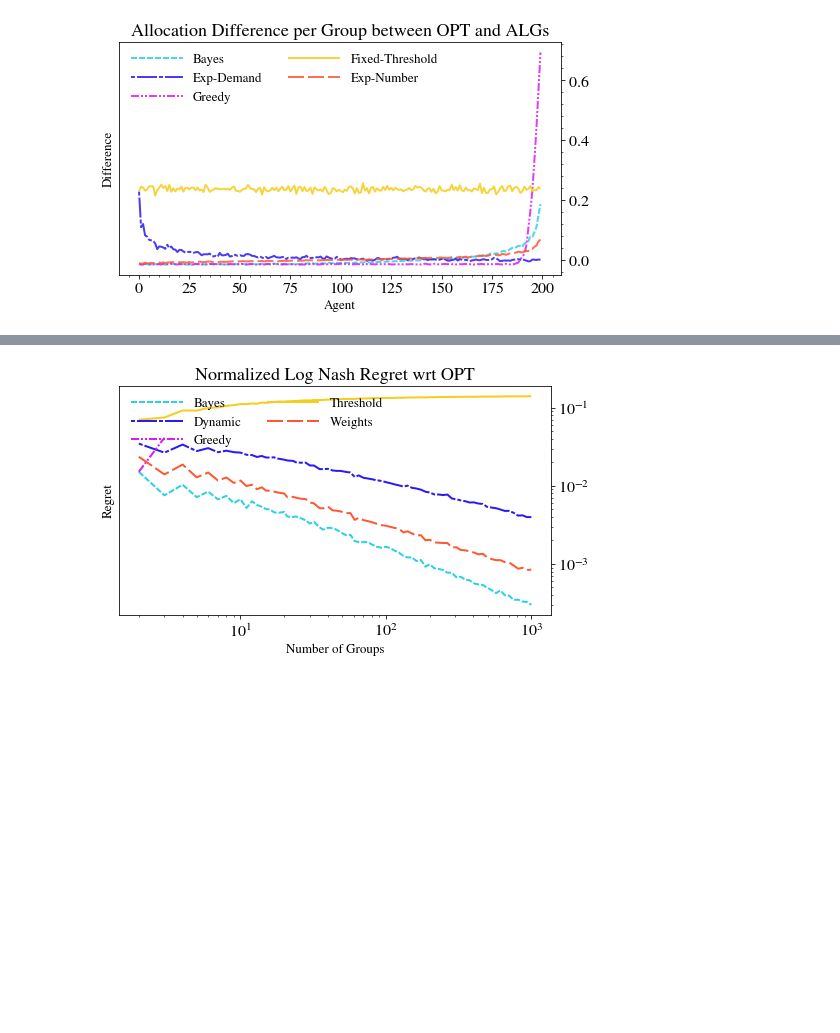
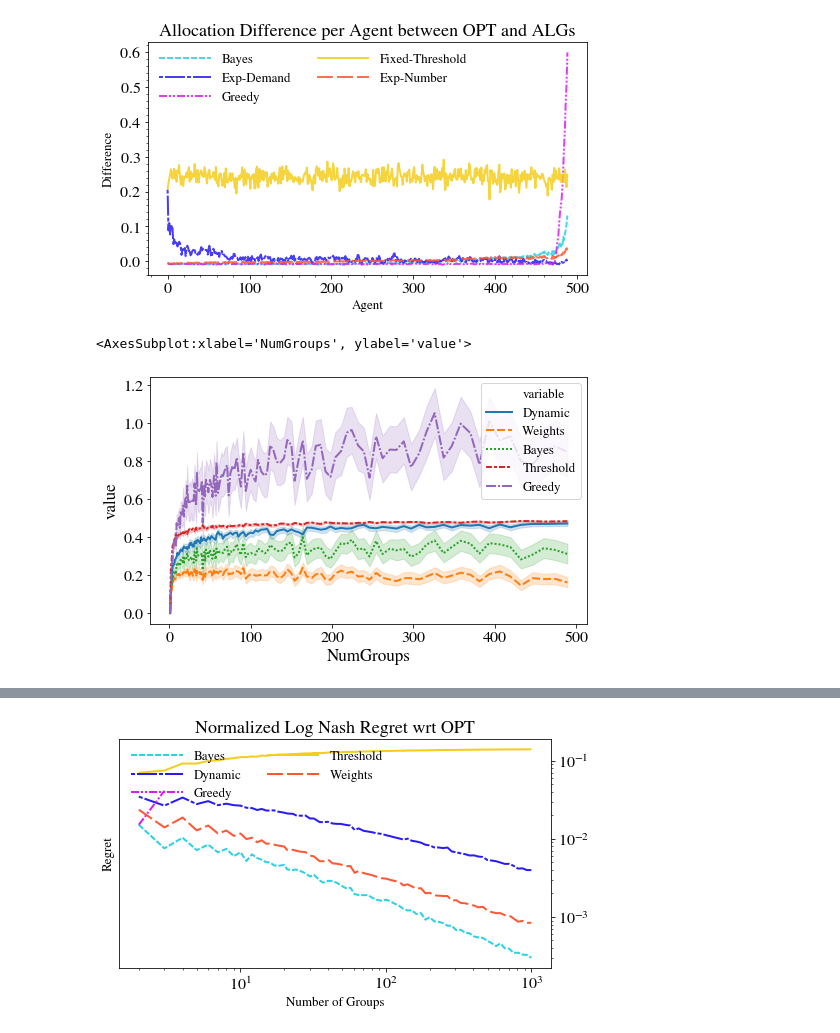
Before and after one commit to Gjain234/FoodBank, a Jupyter notebook: figures/figures.ipynb, the cells around one changed output, grey strips where cells are left out. Cells and saved outputs as stored; diff of their text form; code cells hidden in the pictures; blank space fills up the shorter version.

```diff
--- a/figures/figures.ipynb
+++ b/figures/figures.ipynb
@@ -83,5 +102,5 @@ plt.show()
 # %%
-fileName = '../data/GroupAllocationDifference.csv'
+fileName = '../data/simple_distribution/GroupAllocationDifference.csv'
 df = pd.read_csv(fileName)
 df = df.groupby(['Group', 'variable']).mean().reset_index()
 df = df.pivot(index='Group',columns='variable',values = 'value')
@@ -104,15 +123,22 @@ ax.yaxis.set_major_formatter(ScalarFormatter())
 ax.yaxis.major.formatter._useMathText = True
 ax.yaxis.set_minor_locator(  AutoMinorLocator(5))
 ax.xaxis.set_minor_locator(  AutoMinorLocator(5))
-ax.yaxis.tick_right()
+# ax.yaxis.tick_right()
 #ax.yaxis.set_label_coords(1.12,0.5)
 ax.set_ylabel('Difference',fontsize=13)
 ax.set_xlabel('Agent')
-nameOfPlot = 'Allocation Difference per Group between OPT and ALGs'
+nameOfPlot = 'Allocation Difference per Agent between OPT and ALGs'
 plt.title(nameOfPlot,fontsize=18)
 ax.legend(frameon=False, loc='upper left',ncol=2,handlelength=4)
 plt.savefig(('GroupAllocationDifference.pdf'),dpi=300)
 plt.show()
 # %% [output]
-[figure, old version]
+[figure, new version]
+# %%
+fileName = '../data/simple_distribution/L-Inf.csv'
+df = pd.read_csv(fileName)
+sns.lineplot(x='NumGroups', y='value', style='variable', hue = 'variable', data=df)
+# %% [output]
+<AxesSubplot:xlabel='NumGroups', ylabel='value'>
+[figure, added]
 # %%
```
Also changed, not shown: parts of 8 cells of this notebook, 25 other files.
